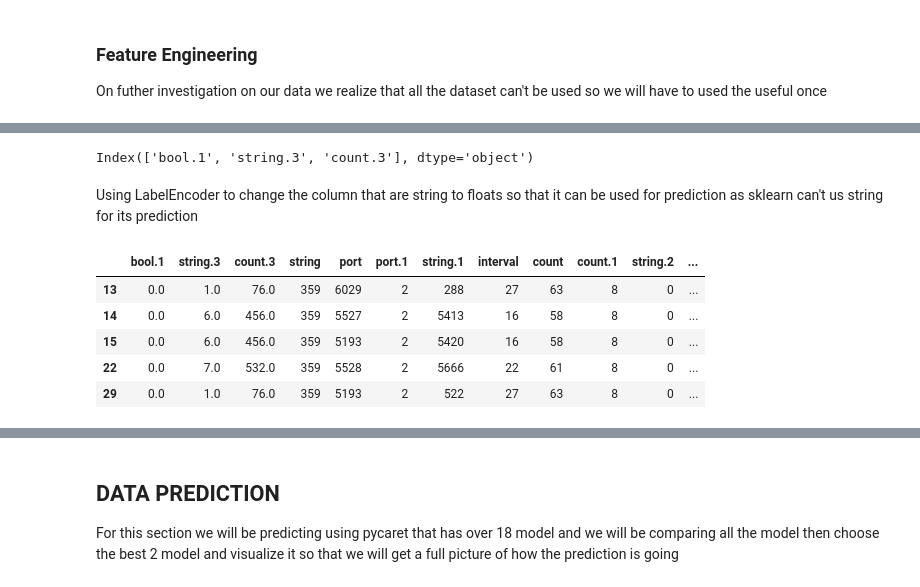
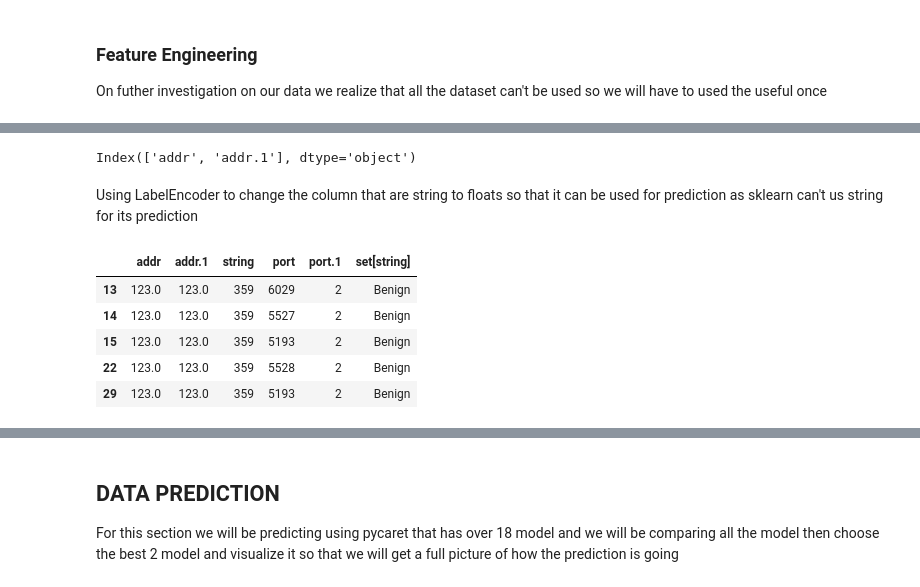
Before and after one commit to Theideabased/Threat_detection_in_cloud, a Jupyter notebook: Threat_detection_in_cloud_system (1).ipynb, the cells around one changed output, grey strips where cells are left out. Saved outputs shown, nothing was run; the diff lists cells and outputs as text; code cells hidden in the pictures.

```diff
--- a/Threat_detection_in_cloud_system (1).ipynb
+++ b/Threat_detection_in_cloud_system (1).ipynb
@@ -55,8 +55,8 @@ warnings.filterwarnings("ignore")
 # %%
 # Importing the data
 # Specify the path to the CSV file
-data = pd.read_csv(r"/content/conn4_log_labeled.csv")
-data
+data = pd.read_csv(r"conn4_log_labeled.csv")
+data.head()
 # %% [output]
 |  | #types | time | string | addr | port | addr.1 | port.1 | enum | string.1 | interval | ... | ... |
 | 0 | 1526756261.8665 | C9YvmJ3zxtuqxWxLW5 | 192.168.2.5 | 38792.0 | 200.168.87.203 | 59353.0 | tcp | - | 2.998333 | 0 | ... | ... |
@@ -135,8 +129,7 @@ On futher investigation on our data we realize that all the dataset can't be use
 # %%
 # Choosing the useful columns in the dataset
 df_column = ['string', 'port', 'port.1',
-       'string.1', 'interval', 'count', 'count.1', 'string.2', 'bool',
-       'bool.1', 'string.3', 'count.3', 'set[string]', 'string.4']
+       'addr', 'addr.1']
 
 data_sub = df[df_column]
 
@@ -148,6 +141,6 @@ for col in data_sub.columns:
     else:
       pass
 categorical_list
-categorical_list.remove('set[string]')
-categorical_list
+# categorical_list.remove('set[string]')
+# categorical_list
 # %% [output]
@@ -167,39 +151,39 @@ selected_data = df[df_column]
 numerical_list = selected_data.select_dtypes(include=['float64']).columns
 numerical_list
 # %% [output]
-Index(['bool.1', 'string.3', 'count.3'], dtype='object')
+Index(['addr', 'addr.1'], dtype='object')
 # %% [markdown]
 Using LabelEncoder to change the column that are string to floats so that it can be used for prediction as sklearn can't us string for its prediction
 # %%
 # Initialize the OneHotEncoder
 # encoder = OneHotEncoder(sparse_output=False, drop='first')
 
 # Fit and transform the categorical columns
 # encoded_features = encoder.fit_transform(df[categorical_list])
 
 # Convert the encoded features to a DataFrame
 # encoded_df = pd.DataFrame(encoded_features, columns=encoder.get_feature_names_out(categorical_list))
 
 # Concatenate the encoded columns with the original dataset excluding the original categorical columns
 # data_encoded = pd.concat([df[numerical_list], encoded_df, df['set[string]']], axis=1)
 # Identify categorical columns
 
 encoders = {}
 
 # Encode each categorical column separately
 for col in categorical_list:
   encoder = LabelEncoder()
   encoder.fit(df[col])
   df[col] = encoder.transform(df[col])
   encoders[col] = encoder  # Save encoder for later use (optional)
 
 # Concatenate the encoded features with the original dataset
-data_encoded = pd.concat([df[numerical_list], df[categorical_list], df['set[string]']], axis=1)
-data_encoded.head()
+data_encoded_unclean = pd.concat([df[numerical_list], df[categorical_list], df['set[string]']], axis=1)
+data_encoded_unclean.head()
 # %% [output]
-|  | bool.1 | string.3 | count.3 | string | port | port.1 | string.1 | interval | count | count.1 | string.2 | ... |
-| 13 | 0.0 | 1.0 | 76.0 | 359 | 6029 | 2 | 288 | 27 | 63 | 8 | 0 | ... |
-| 14 | 0.0 | 6.0 | 456.0 | 359 | 5527 | 2 | 5413 | 16 | 58 | 8 | 0 | ... |
-| 15 | 0.0 | 6.0 | 456.0 | 359 | 5193 | 2 | 5420 | 16 | 58 | 8 | 0 | ... |
-| 22 | 0.0 | 7.0 | 532.0 | 359 | 5528 | 2 | 5666 | 22 | 61 | 8 | 0 | ... |
-| 29 | 0.0 | 1.0 | 76.0 | 359 | 5193 | 2 | 522 | 27 | 63 | 8 | 0 | ... |
+|  | addr | addr.1 | string | port | port.1 | set[string] |
+| 13 | 123.0 | 123.0 | 359 | 6029 | 2 | Benign |
+| 14 | 123.0 | 123.0 | 359 | 5527 | 2 | Benign |
+| 15 | 123.0 | 123.0 | 359 | 5193 | 2 | Benign |
+| 22 | 123.0 | 123.0 | 359 | 5528 | 2 | Benign |
+| 29 | 123.0 | 123.0 | 359 | 5193 | 2 | Benign |
```
Also changed, not shown: parts of 9 cells of this notebook, 9 other files.
